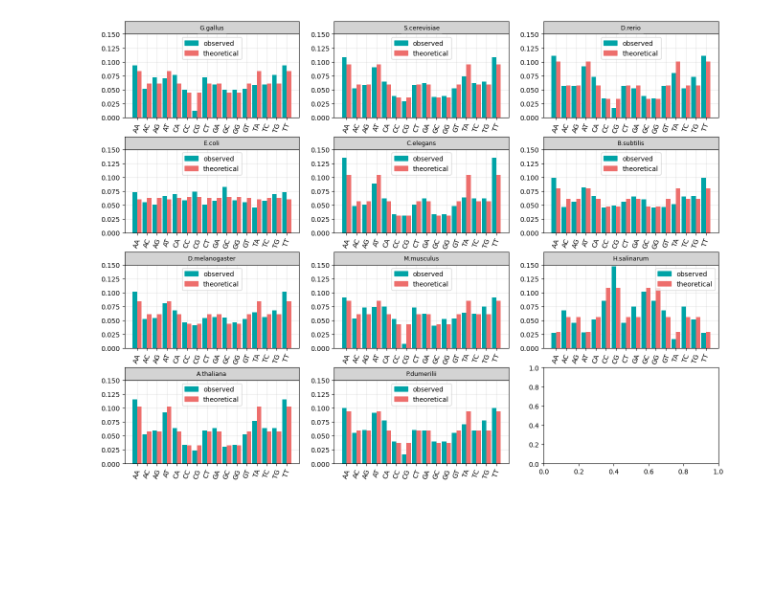
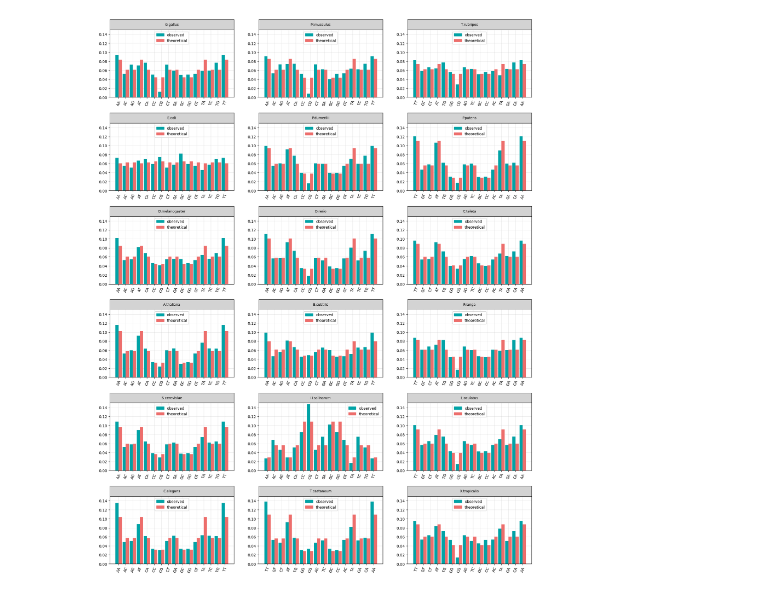
Before and after one commit to zhukovanadezhda/dinucleo-freq, a Jupyter notebook: analysis.ipynb, the cells around one changed output. Cells and saved outputs as stored; diff of their text form; code cells hidden in the pictures; blank space fills up the shorter version.

```diff
--- a/analysis.ipynb
+++ b/analysis.ipynb
@@ -31,13 +31,13 @@ with open("organisms.json", "r") as f:
 dist_obs = pd.read_csv("dist_obs.tsv", sep="\t", index_col=0)
 dist_th = pd.read_csv("dist_th.tsv", sep="\t", index_col=0)
 # %%
-fig, axs = plt.subplots(4, 3, figsize=(16, 12))
+fig, axs = plt.subplots(6, 3, figsize=(20, 26))
 
 j=0
 
 for i in range(len(observed)):
 
-    k = i%4
+    k = i%6
 
     dinucleotides = []
     frequencies_obs = []
@@ -59,36 +59,36 @@ for i in range(len(observed)):
     axs[k,j].set_xticks(x_pos)
     axs[k,j].set_xticklabels(dinucleotides, rotation=70)
     axs[k,j].set_ylim(0, 0.15)
 
 
     obs_patch = mpatches.Patch(color='#00A3A6', label='observed')
     theo_patch = mpatches.Patch(color='#ED6E6C', label='theoretical')
-    if organisms1[i] == 'H.salinarum':
+    if organisms[str(i)] == 'H.salinarum':
         axs[k,j].legend(handles=[obs_patch, theo_patch], loc='upper right')
     else:
         axs[k,j].legend(handles=[obs_patch, theo_patch], loc='upper center')
 
     axs[k,j].grid(zorder=0, alpha=0.3)
 
 
     divider = make_axes_locatable(axs[k,j])
     cax = divider.append_axes("top", size="15%", pad=0)
     cax.get_xaxis().set_visible(False)
     cax.get_yaxis().set_visible(False)
     cax.set_facecolor('lightgrey')
 
     at = AnchoredText(f'{organisms[str(i)]}', loc=10,
                           prop=dict(backgroundcolor='lightgrey',
                                     size=9, color='black'), frameon=False)
     cax.add_artist(at)
 
-    if k == 3:
+    if k == 5:
         j+=1
 
 #plt.title(f"Dinucleotide frequency in model organisms' genomes\n")
 plt.show()
 # %% [output]
-[figure, old version]
+[figure, new version]
 # %%
 fig = plt.figure(figsize=(22, 6))
 
```
Also changed, not shown: parts of 3 cells of this notebook, 2 other files.
